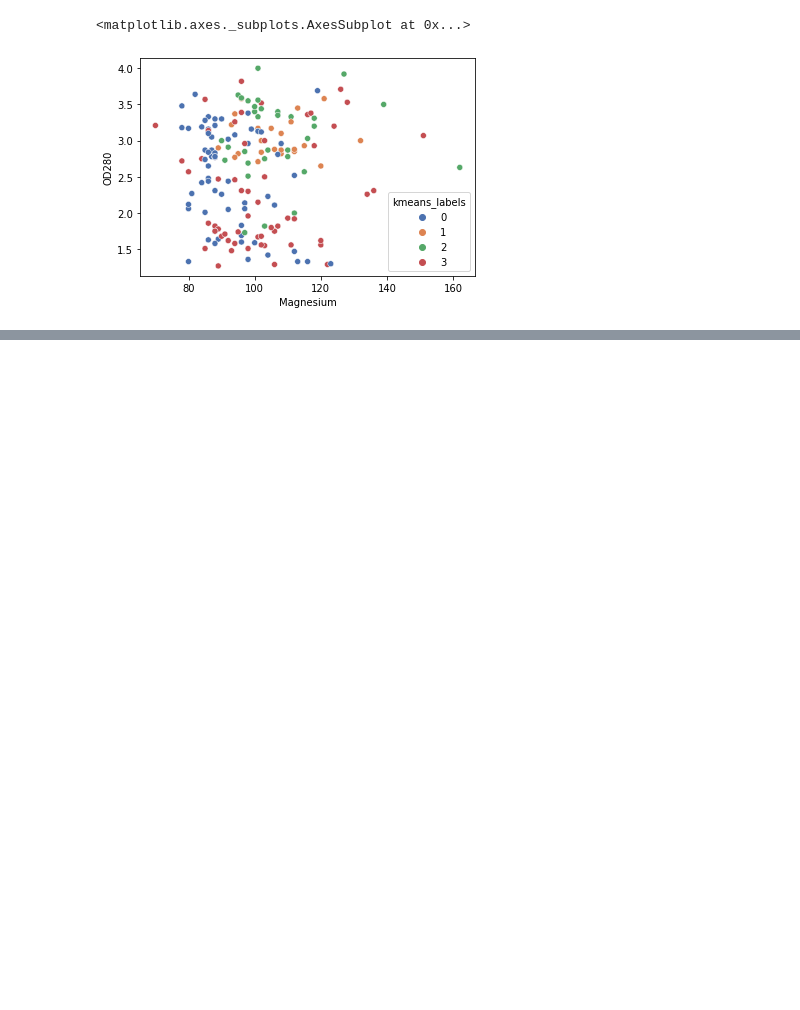
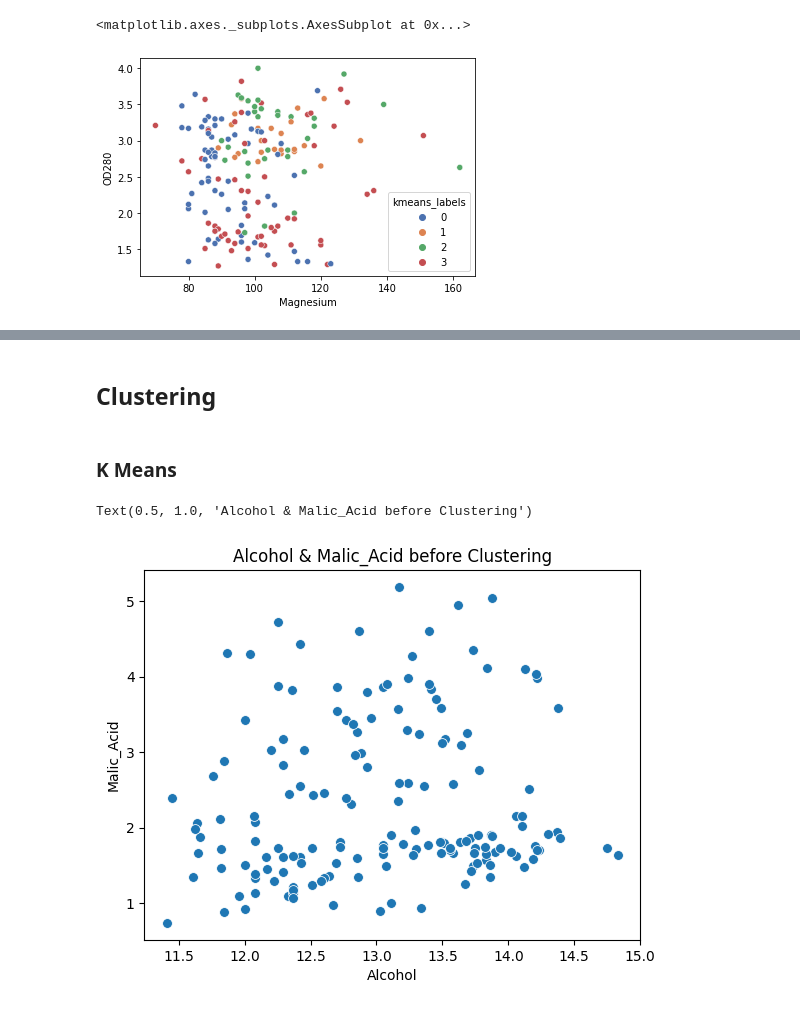
Before and after one commit to aravindsouth/dsa-casestudy-03, a Jupyter notebook: aravind_casestudy3_unsupervised_learning.ipynb, the cells around one changed output, grey strips where cells are left out. Drawn from its saved outputs; the diff is of its cells as text; code cells hidden in the pictures; blank space fills up the shorter version.

```diff
--- a/aravind_casestudy3_unsupervised_learning.ipynb
+++ b/aravind_casestudy3_unsupervised_learning.ipynb
@@ -124,0 +222,11 @@ sns.scatterplot(data=data1, x="Magnesium", y="OD280", hue="kmeans_labels", palet
+# %% [markdown]
+## Clustering
+# %% [markdown]
+### K Means
+# %%
+#Before clustering
+ax= sns.scatterplot(data=data,x='Alcohol', y='Malic_Acid',s=50)
+plt.title('Alcohol & Malic_Acid before Clustering')
+# %% [output]
+Text(0.5, 1.0, 'Alcohol & Malic_Acid before Clustering')
+[figure, added]
```
Also changed, not shown: parts of 34 cells of this notebook, 1 other file.
